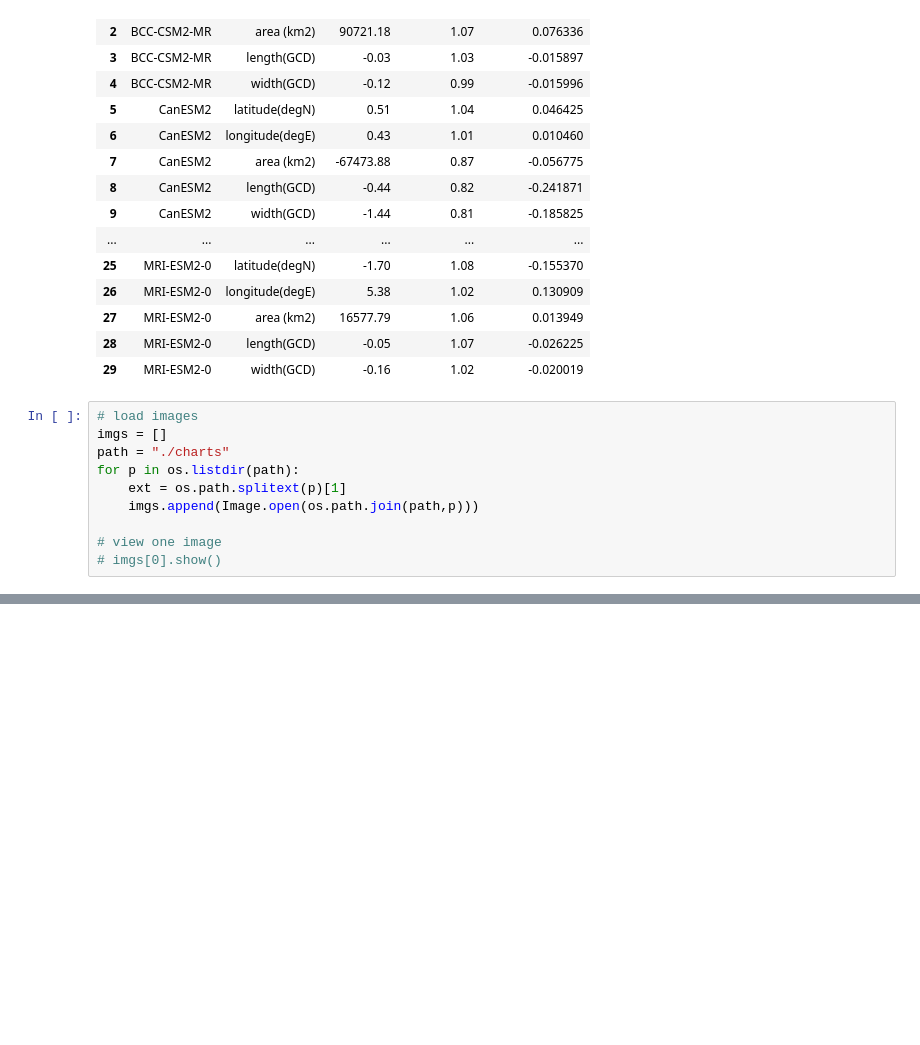
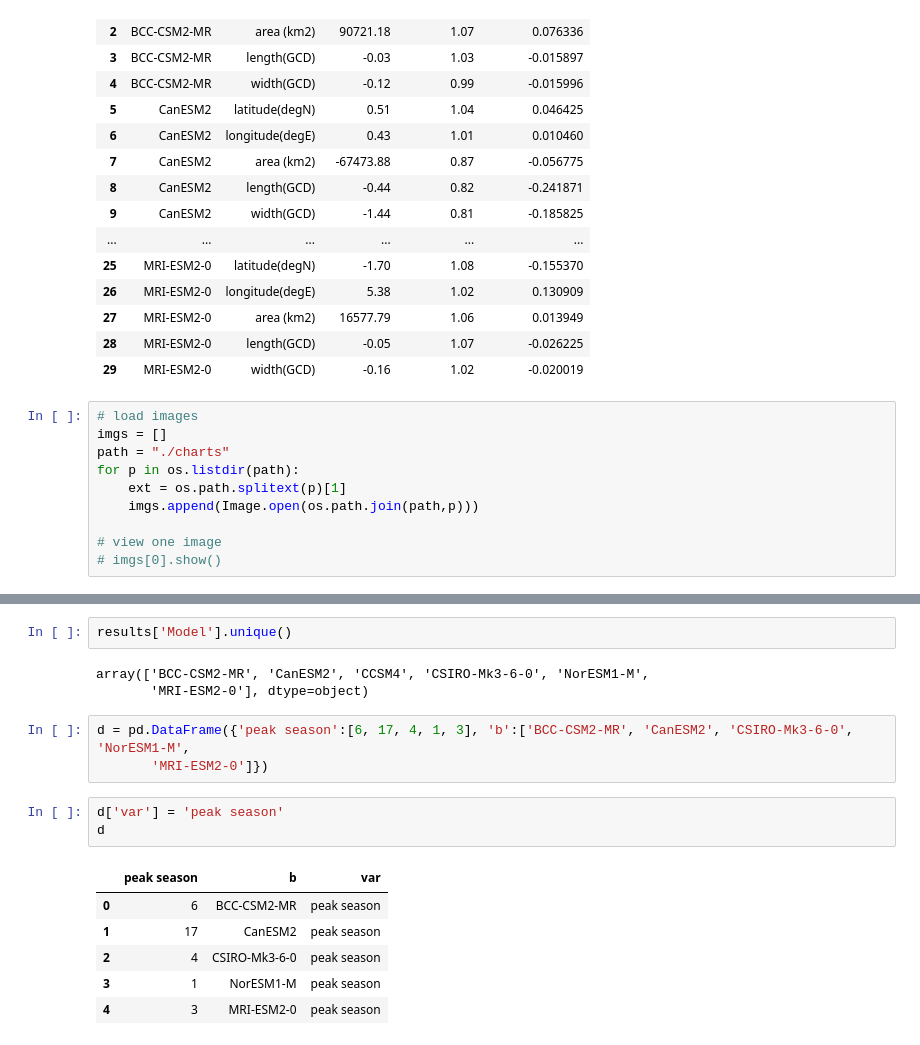
Before and after one commit to kristinchang3/PCMDI-Dong12-test, a Jupyter notebook: test_ERA5_metrics_loop.ipynb, the cells around one changed output, grey strips where cells are left out. Cells and saved outputs as stored; diff of their text form; blank space fills up the shorter version.

```diff
--- a/test_ERA5_metrics_loop.ipynb
+++ b/test_ERA5_metrics_loop.ipynb
@@ -85,0 +133,18 @@ TypeError: argument of type 'PngImageFile' is not iterable
+# %%
+results['Model'].unique()
+# %% [output]
+array(['BCC-CSM2-MR', 'CanESM2', 'CCSM4', 'CSIRO-Mk3-6-0', 'NorESM1-M',
+       'MRI-ESM2-0'], dtype=object)
+# %%
+d = pd.DataFrame({'peak season':[6, 17, 4, 1, 3], 'b':['BCC-CSM2-MR', 'CanESM2', 'CSIRO-Mk3-6-0', 'NorESM1-M',
+       'MRI-ESM2-0']})
+# %%
+d['var'] = 'peak season'
+d
+# %% [output]
+|  | peak season | b | var |
+| 0 | 6 | BCC-CSM2-MR | peak season |
+| 1 | 17 | CanESM2 | peak season |
+| 2 | 4 | CSIRO-Mk3-6-0 | peak season |
+| 3 | 1 | NorESM1-M | peak season |
+| 4 | 3 | MRI-ESM2-0 | peak season |
```
Also changed, not shown: parts of 7 cells of this notebook.
